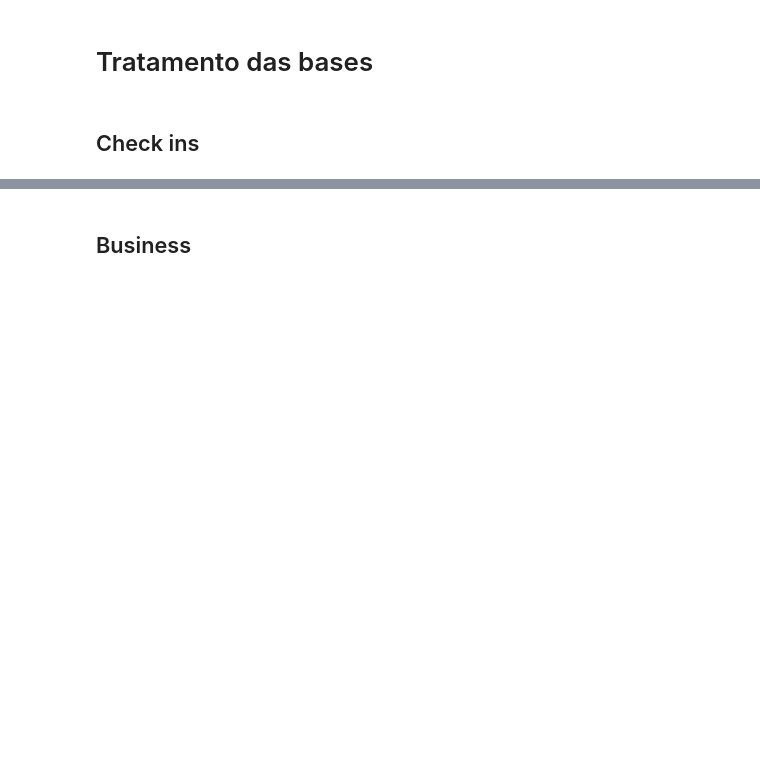
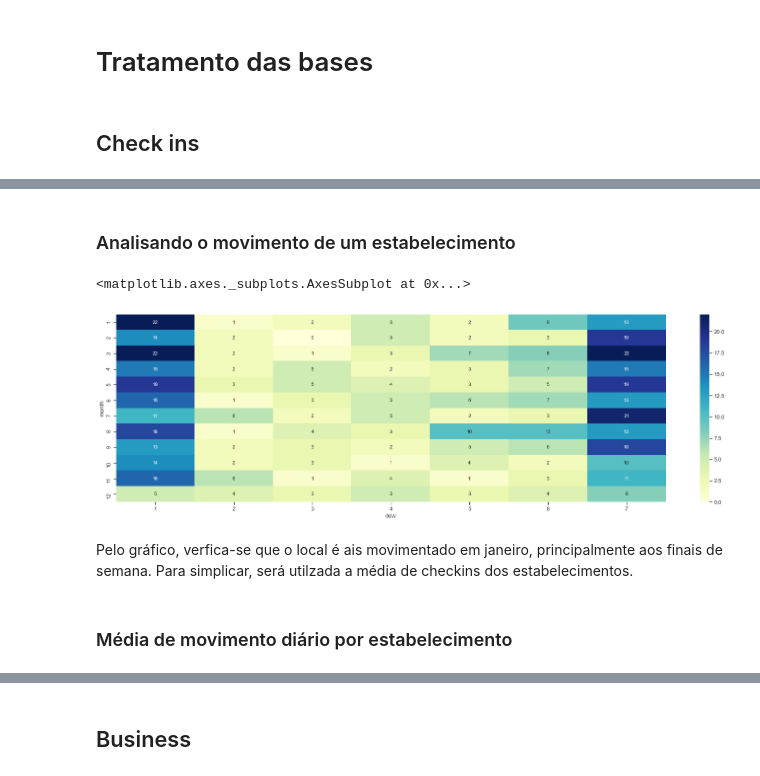
Before and after one commit to sanchezvivi/pads-yelp, a Jupyter notebook: Processamento Yelp Final.ipynb, the cells around one changed output, grey strips where cells are left out. Saved outputs shown, nothing was run; the diff lists cells and outputs as text; code cells hidden in the pictures; blank space fills up the shorter version.

```diff
--- a/Processamento Yelp Final.ipynb
+++ b/Processamento Yelp Final.ipynb
@@ -171,0 +166,13 @@ print(spark.catalog.listTables())
+# %%
+ch1 = spark.sql('''
+            SELECT business_id, dt,
+            DATE(dt) AS date,
+            DAYOFWEEK(dt) AS dow,
+            MONTH(dt) AS month,
+            YEAR(dt) AS year,
+            HOUR(dt) AS hour,
+            DAY(dt) AS day
+
+            FROM ch
+
+            ''')
@@ -171,0 +181,11 @@ print(spark.catalog.listTables())
+# %%
+ch2 = spark.sql('''
+            SELECT  business_id, year, month, dow, day,
+                    COUNT(date) AS count
+
+            FROM ch1
+
+            GROUP BY business_id, year, month, dow, day
+            ORDER BY count DESC
+
+            ''')
@@ -171,0 +194,22 @@ print(spark.catalog.listTables())
+# %% [markdown]
+### Analisando o movimento de um estabelecimento
+# %%
+df = spark.sql('''
+            SELECT *
+            FROM ch2
+
+            WHERE business_id = 'BxCzy1WOVxOrr_G7V4BIvg'
+
+            ''').toPandas()
+# %%
+df2 = df.groupby(['month','dow'])['count'].sum().unstack('dow').fillna(0)
+# %%
+plt.figure(figsize = (25,7))
+sns.heatmap(data = df2, cmap="YlGnBu", annot = True)
+# %% [output]
+<matplotlib.axes._subplots.AxesSubplot at 0x...>
+[figure, added]
+# %% [markdown]
+Pelo gráfico, verfica-se que o local é ais movimentado em janeiro, principalmente aos finais de semana. Para simplicar, será utilzada a média de checkins dos estabelecimentos.
+# %% [markdown]
+### Média de movimento diário por estabelecimento
```
Also changed, not shown: parts of 14 cells of this notebook.
